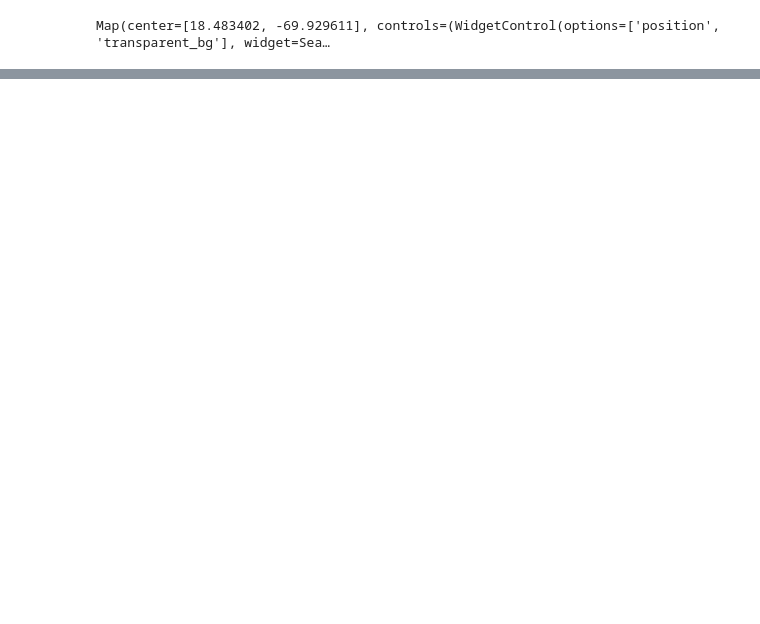
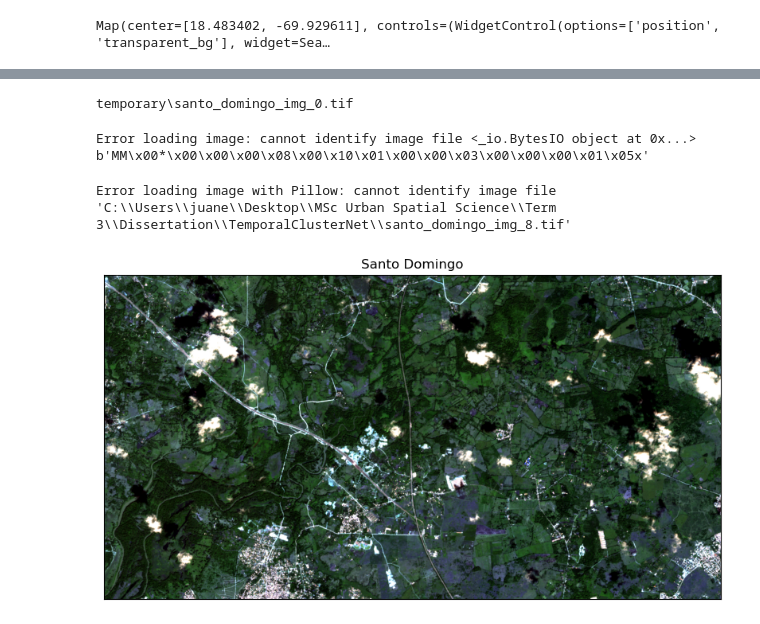
Before and after one commit to JuanesLamilla/TemporalClusterNet, a Jupyter notebook: main.ipynb, the cells around one changed output, grey strips where cells are left out. Drawn from its saved outputs; the diff is of its cells as text; code cells hidden in the pictures; blank space fills up the shorter version.

```diff
--- a/main.ipynb
+++ b/main.ipynb
@@ -104,0 +150,4 @@ Map(center=[18.483402, -69.929611], controls=(WidgetControl(options=['position',
+# %%
+print(os.path.join(temp_dir, "santo_domingo_img_0.tif"))
+# %% [output]
+temporary\santo_domingo_img_0.tif
@@ -104,0 +164,41 @@ Map(center=[18.483402, -69.929611], controls=(WidgetControl(options=['position',
+# %%
+from tensorflow.keras.preprocessing import image
+
+# Specify the path to your TIFF image
+image_path = 'santo_domingo_img_8.tif'
+
+try:
+    # Load the image using Keras
+    img = image.load_img(image_path, target_size=None)
+    img.show()  # This will display the image if everything is correct
+except Exception as e:
+    print(f'Error loading image: {e}')
+
+with open(image_path, 'rb') as f:
+    content = f.read()
+    print(content[:20])  # Print first 20 bytes to check the file signature
+# %% [output]
+Error loading image: cannot identify image file <_io.BytesIO object at 0x...>
+b'MM\x00*\x00\x00\x00\x08\x00\x10\x01\x00\x00\x03\x00\x00\x00\x01\x05x'
+# %%
+from PIL import Image
+
+image_path = 'santo_domingo_img_8.tif'
+image_path = os.path.join(os.getcwd(), image_path)
+
+try:
+    img = Image.open(image_path)
+    img.show()  # This should display the image
+except Exception as e:
+    print(f'Error loading image with Pillow: {e}')
+# %% [output]
+Error loading image with Pillow: cannot identify image file 'C:\\Users\\juane\\Desktop\\MSc Urban Spatial Science\\Term 3\\Dissertation\\TemporalClusterNet\\santo_domingo_img_8.tif'
+# %%
+median_image_raster = rasterio.open('santo_domingo_img_8.tif')
+# %%
+# Plot median_image_raster
+fig, ax = plt.subplots(1, 1, figsize=(10, 10))
+ep.plot_rgb(median_image_raster.read([1, 2, 3]), ax=ax, title="Santo Domingo", stretch=True)
+plt.show()
+# %% [output]
+[figure, added]
```
Also changed, not shown: parts of 16 cells of this notebook, 4 other files.
